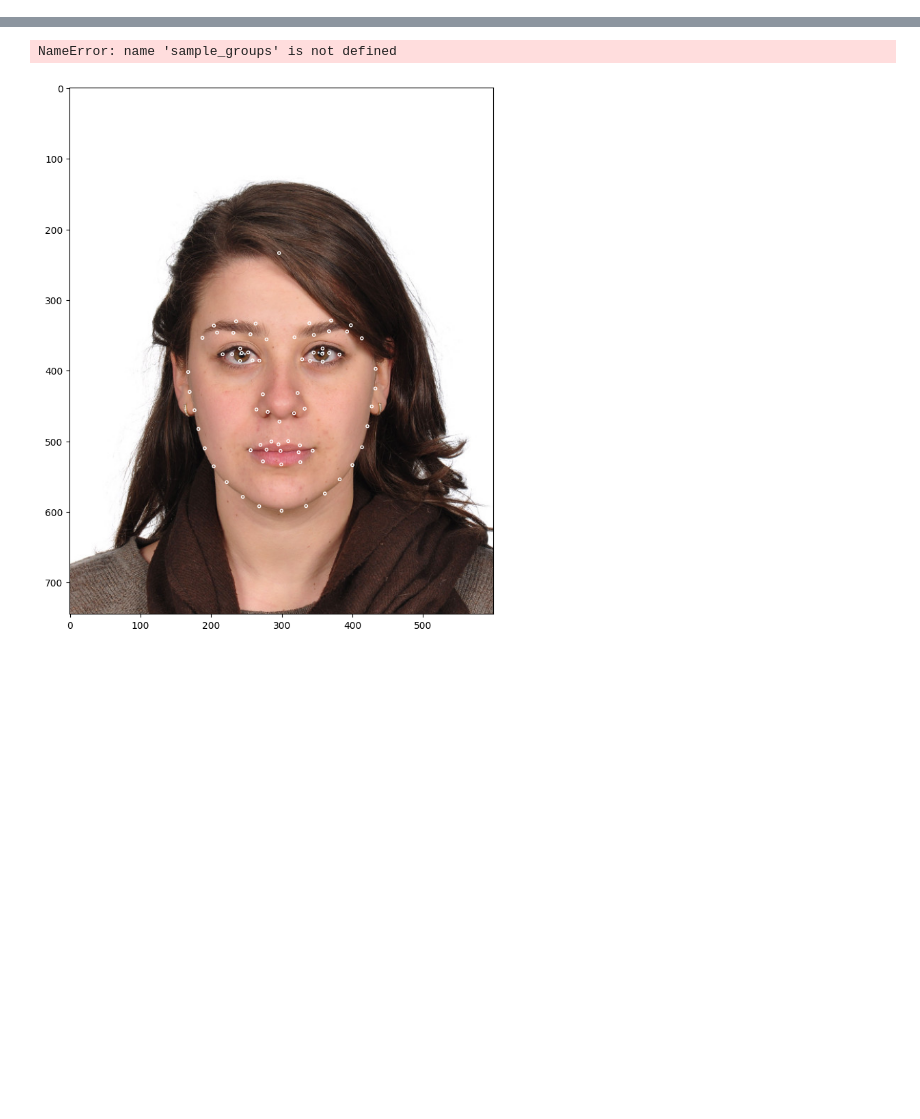
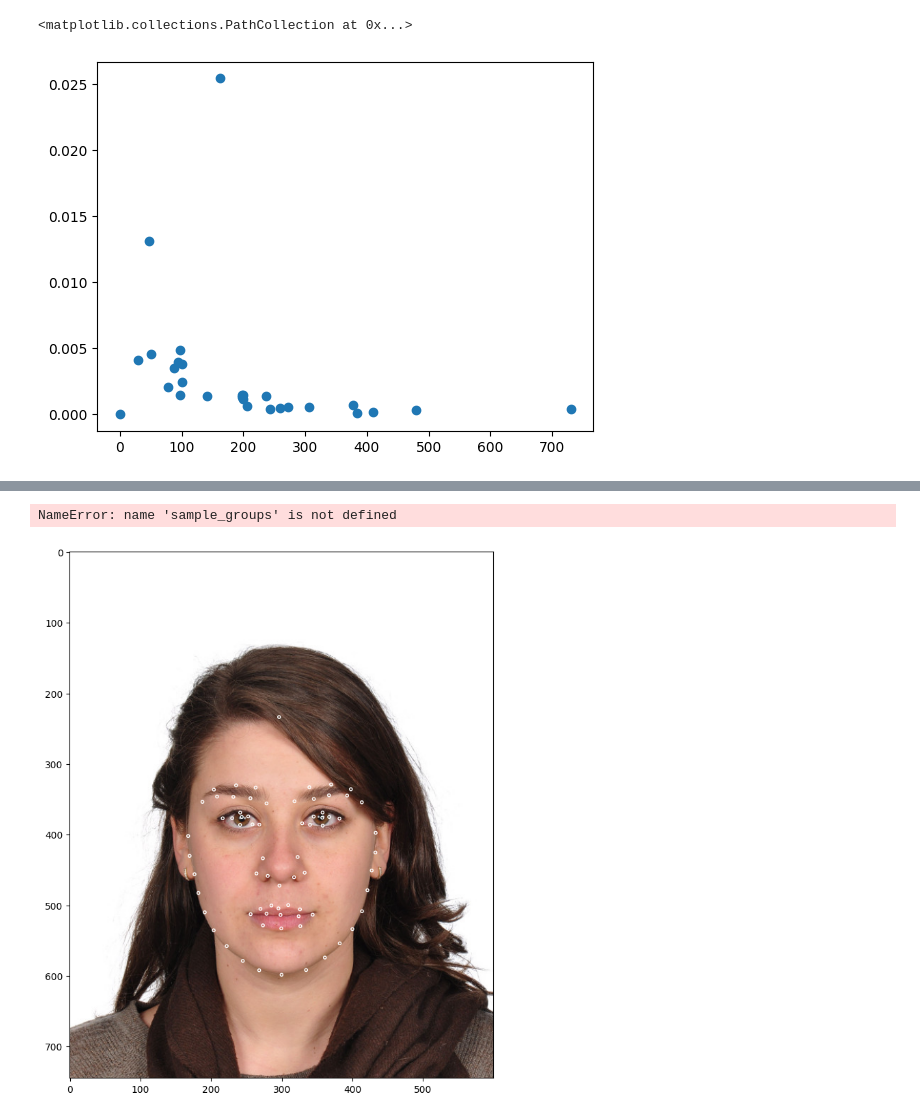
Before and after one commit to JaroslavTrnka1/facelandmarks, a Jupyter notebook: test.ipynb, the cells around one changed output, grey strips where cells are left out. Saved outputs shown, nothing was run; the diff lists cells and outputs as text; code cells hidden in the pictures; blank space fills up the shorter version.

```diff
--- a/test.ipynb
+++ b/test.ipynb
@@ -22,4 +23,7 @@ from preprocessing import *
 from face_landmarking_model import *
 from face_dataset import *
 from glob import glob
+# %%
+groups_results = pd.read_json('training_results_means.json', orient='index')
+groups_results.columns = ['result']
 # %%
@@ -26,0 +39,10 @@ groups = [os.path.basename(os.path.normpath(path_string)) for path_string in glo
+# %%
+counts = {}
+for group in groups:
+    counts[group] = len(list_df[list_df['text'].str.contains(group)])
+counts
+compare = pd.concat([groups_results, pd.DataFrame(counts.items(), columns=['group', 'sample']).set_index('group')], axis = 1)
+plt.scatter(x=compare['sample'], y=compare['result'])
+# %% [output]
+<matplotlib.collections.PathCollection at 0x...>
+[figure, added]
```
Also changed, not shown: parts of 12 cells of this notebook, 3 other files.
